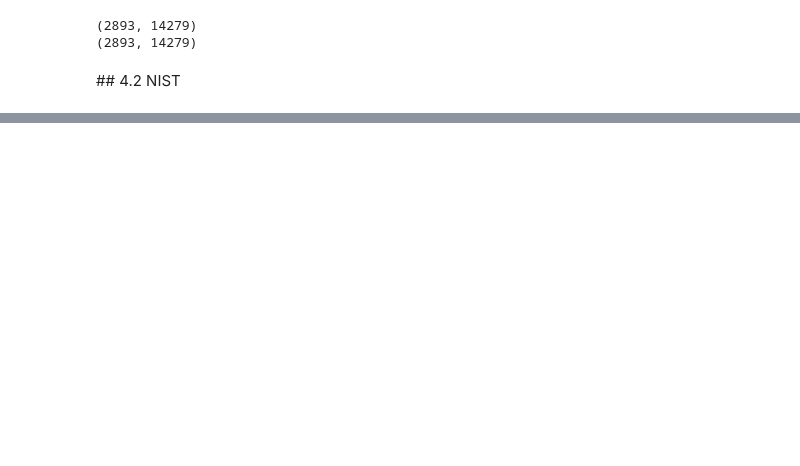
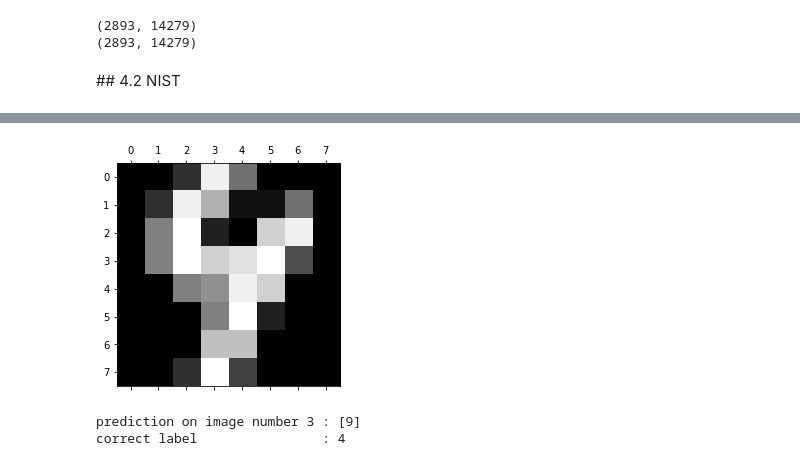
Before and after one commit to erachelson/IntroML, a Jupyter notebook: 5 - Random Forests/Decision Trees, Bagging and Random Forests.ipynb, the cells around one changed output, grey strips where cells are left out. Saved outputs shown, nothing was run; the diff lists cells and outputs as text; code cells hidden in the pictures; blank space fills up the shorter version.

```diff
--- a/5 - Random Forests/Decision Trees, Bagging and Random Forests.ipynb
+++ b/5 - Random Forests/Decision Trees, Bagging and Random Forests.ipynb
@@ -707,0 +866,19 @@ print(spam_data.tfidf.shape)
+# %%
+# Find misclassified examples
+ypredict = digits_rf.predict(Xtest)
+misclass = np.not_equal(ypredict, ytest)
+Itest = digits.images[1000:,:]
+Xmisclass = Xtest[misclass,:]
+ymisclass = ytest[misclass]
+Imisclass = Itest[misclass,:]
+# %%
+# Display misclassified examples
+N = 3
+plt.matshow(Imisclass[N])
+plt.show()
+print("prediction on image number", N, ":", digits_rf.predict([Xmisclass[N,:]]))
+print("correct label                :", ymisclass[N])
+# %% [output]
+[figure, added]
+prediction on image number 3 : [9]
+correct label                : 4
```
Also changed, not shown: parts of 21 cells of this notebook, 14 other files.
